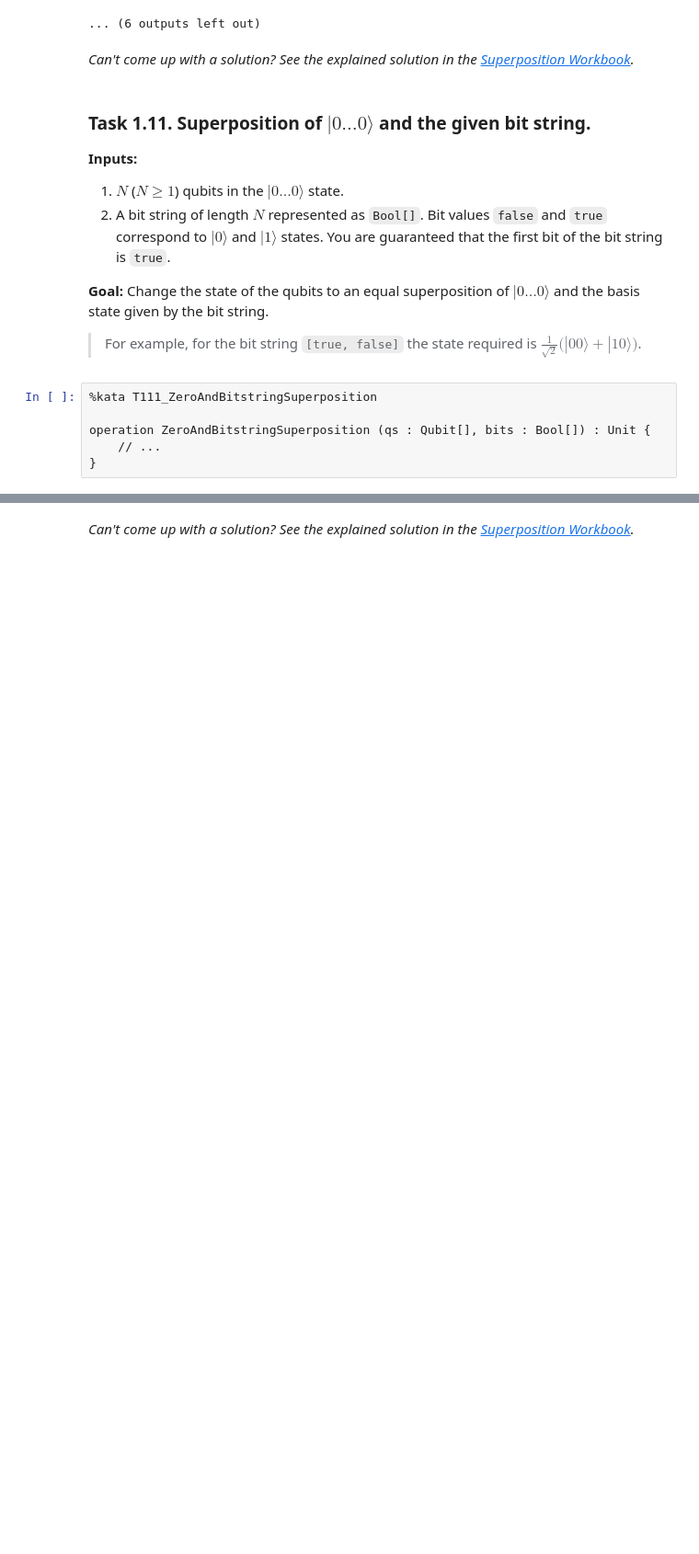
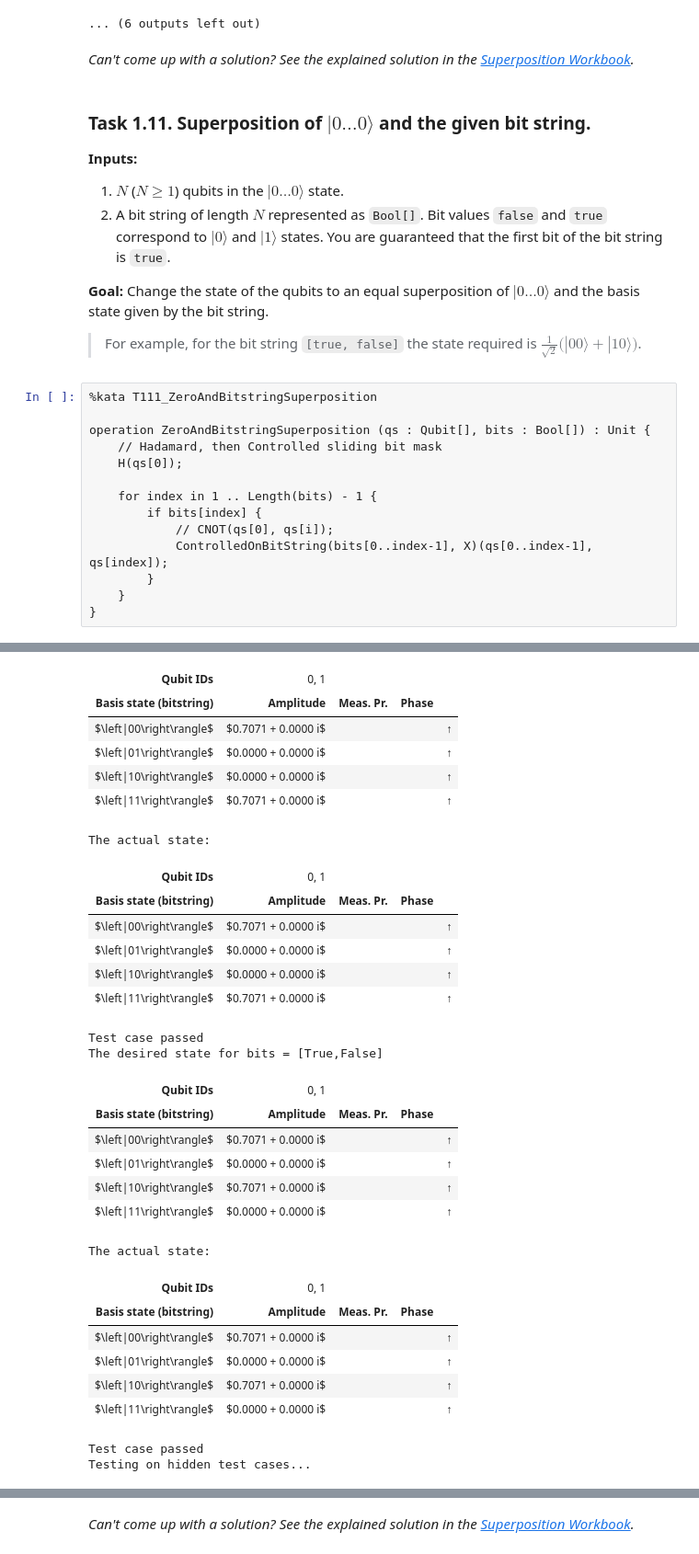
Before and after one commit to CarlosLaraFP/QuantumKatas, a Jupyter notebook: Superposition/Superposition.ipynb, the cells around one changed output, grey strips where cells are left out. Shown at 92% size. Cells and saved outputs as stored; diff of their text form; blank space fills up the shorter version.

Commit message:
Superposition of init state and bit string

```diff
--- a/Superposition/Superposition.ipynb
+++ b/Superposition/Superposition.ipynb
@@ -500,9 +500,18 @@ The actual state:
 **Goal:**  Change the state of the qubits to an equal superposition of $|0 \dots 0\rangle$ and the basis state given by the bit string.
 
 > For example, for the bit string `[true, false]` the state required is $\frac{1}{\sqrt{2}}\big(|00\rangle + |10\rangle\big)$.
-# %%
-%kata T111_ZeroAndBitstringSuperposition
-
-operation ZeroAndBitstringSuperposition (qs : Qubit[], bits : Bool[]) : Unit {
-    // ...
-}
+# %%
+%kata T111_ZeroAndBitstringSuperposition
+
+operation ZeroAndBitstringSuperposition (qs : Qubit[], bits : Bool[]) : Unit {
+    // Hadamard, then Controlled sliding bit mask
+    H(qs[0]);
+
+    for index in 1 .. Length(bits) - 1 {
+        if bits[index] {
+            // CNOT(qs[0], qs[i]);
+            ControlledOnBitString(bits[0..index-1], X)(qs[0..index-1], qs[index]);
+        }
+    }
+}
+# %% [output]
@@ -508,0 +530,30 @@ operation ZeroAndBitstringSuperposition (qs : Qubit[], bits : Bool[]) : Unit {
+| Qubit IDs | 0, 1 |
+| Basis state (bitstring) | Amplitude | Meas. Pr. | Phase |
+| $\left|00\right\rangle$ | $0.7071 + 0.0000 i$ |  |  | ↑ |
+| $\left|01\right\rangle$ | $0.0000 + 0.0000 i$ |  |  | ↑ |
+| $\left|10\right\rangle$ | $0.0000 + 0.0000 i$ |  |  | ↑ |
+| $\left|11\right\rangle$ | $0.7071 + 0.0000 i$ |  |  | ↑ |
+The actual state:
+| Qubit IDs | 0, 1 |
+| Basis state (bitstring) | Amplitude | Meas. Pr. | Phase |
+| $\left|00\right\rangle$ | $0.7071 + 0.0000 i$ |  |  | ↑ |
+| $\left|01\right\rangle$ | $0.0000 + 0.0000 i$ |  |  | ↑ |
+| $\left|10\right\rangle$ | $0.0000 + 0.0000 i$ |  |  | ↑ |
+| $\left|11\right\rangle$ | $0.7071 + 0.0000 i$ |  |  | ↑ |
+Test case passed
+The desired state for bits = [True,False]
+| Qubit IDs | 0, 1 |
+| Basis state (bitstring) | Amplitude | Meas. Pr. | Phase |
+| $\left|00\right\rangle$ | $0.7071 + 0.0000 i$ |  |  | ↑ |
+| $\left|01\right\rangle$ | $0.0000 + 0.0000 i$ |  |  | ↑ |
+| $\left|10\right\rangle$ | $0.7071 + 0.0000 i$ |  |  | ↑ |
+| $\left|11\right\rangle$ | $0.0000 + 0.0000 i$ |  |  | ↑ |
+The actual state:
+| Qubit IDs | 0, 1 |
+| Basis state (bitstring) | Amplitude | Meas. Pr. | Phase |
+| $\left|00\right\rangle$ | $0.7071 + 0.0000 i$ |  |  | ↑ |
+| $\left|01\right\rangle$ | $0.0000 + 0.0000 i$ |  |  | ↑ |
+| $\left|10\right\rangle$ | $0.7071 + 0.0000 i$ |  |  | ↑ |
+| $\left|11\right\rangle$ | $0.0000 + 0.0000 i$ |  |  | ↑ |
+Test case passed
+Testing on hidden test cases...
```
Also changed, not shown: parts of 1 cell of this notebook.
